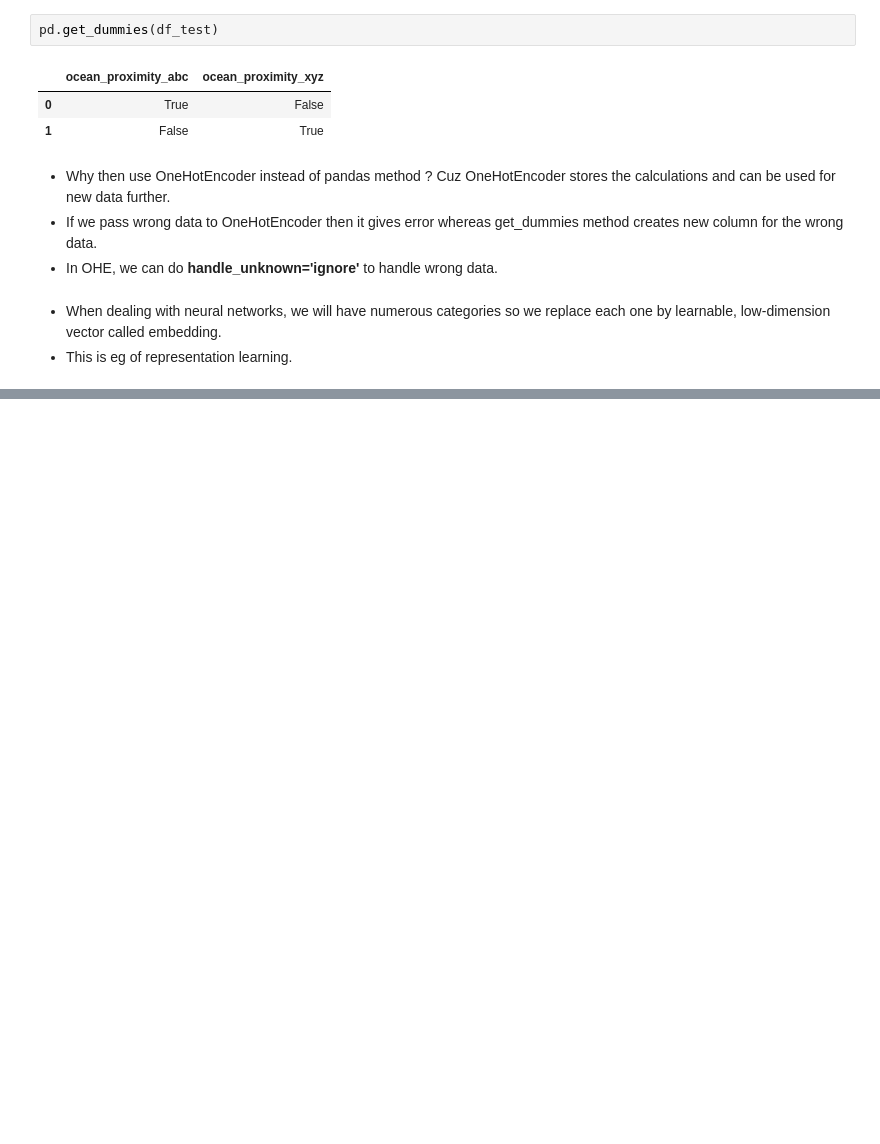
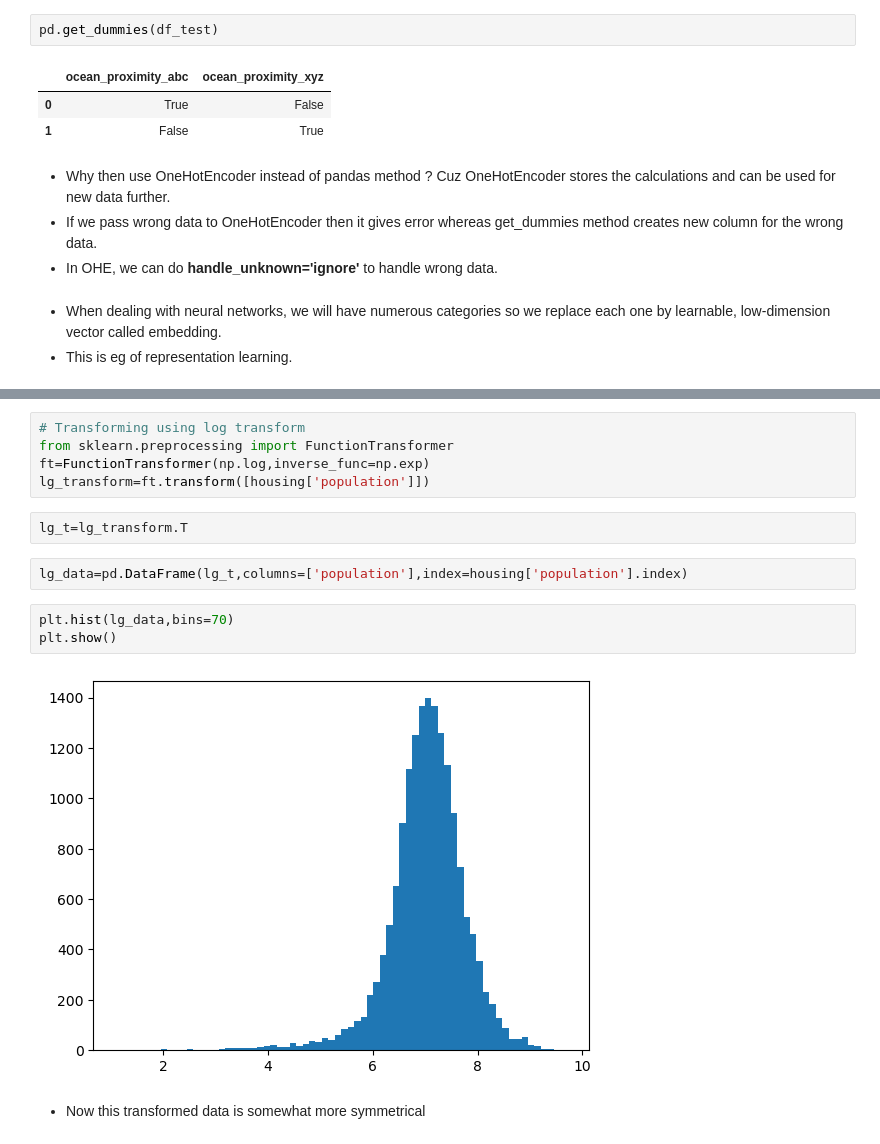
Before and after one commit to 1Nitin1/Jupyter-Codes, a Jupyter notebook: Machine Learning Notes/ML_Unit_2_pg61to102.ipynb, the cells around one changed output, grey strips where cells are left out. Drawn from its saved outputs; the diff is of its cells as text; blank space fills up the shorter version.

```diff
--- a/Machine Learning Notes/ML_Unit_2_pg61to102.ipynb
+++ b/Machine Learning Notes/ML_Unit_2_pg61to102.ipynb
@@ -551,0 +634,16 @@ etition. The most effec
+# %%
+# Transforming using log transform
+from sklearn.preprocessing import FunctionTransformer
+ft=FunctionTransformer(np.log,inverse_func=np.exp)
+lg_transform=ft.transform([housing['population']])
+# %%
+lg_t=lg_transform.T
+# %%
+lg_data=pd.DataFrame(lg_t,columns=['population'],index=housing['population'].index)
+# %%
+plt.hist(lg_data,bins=70)
+plt.show()
+# %% [output]
+[figure, added]
+# %% [markdown]
+- Now this transformed data is somewhat more symmetrical
```
Also changed, not shown: parts of 38 cells of this notebook.
